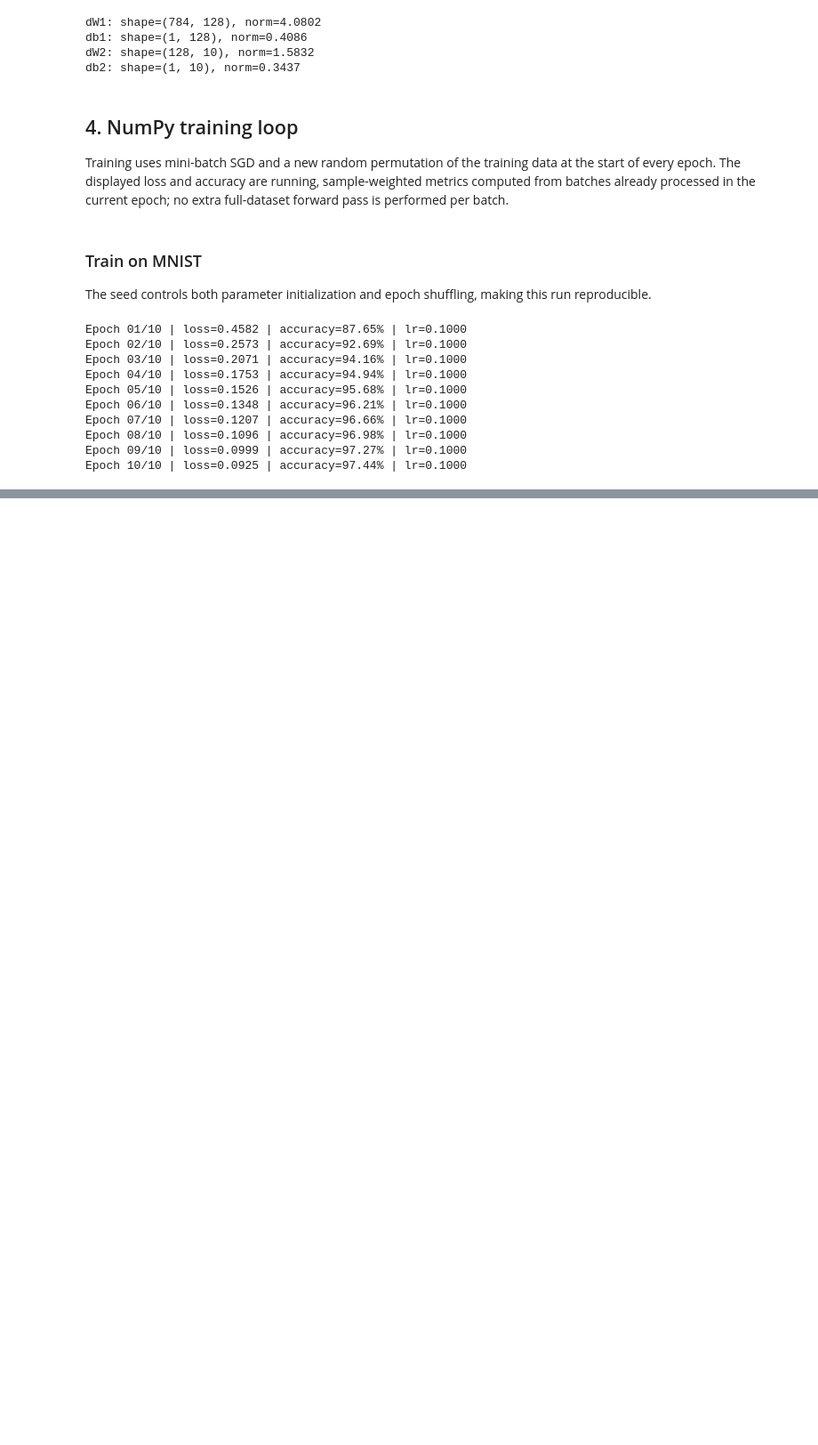
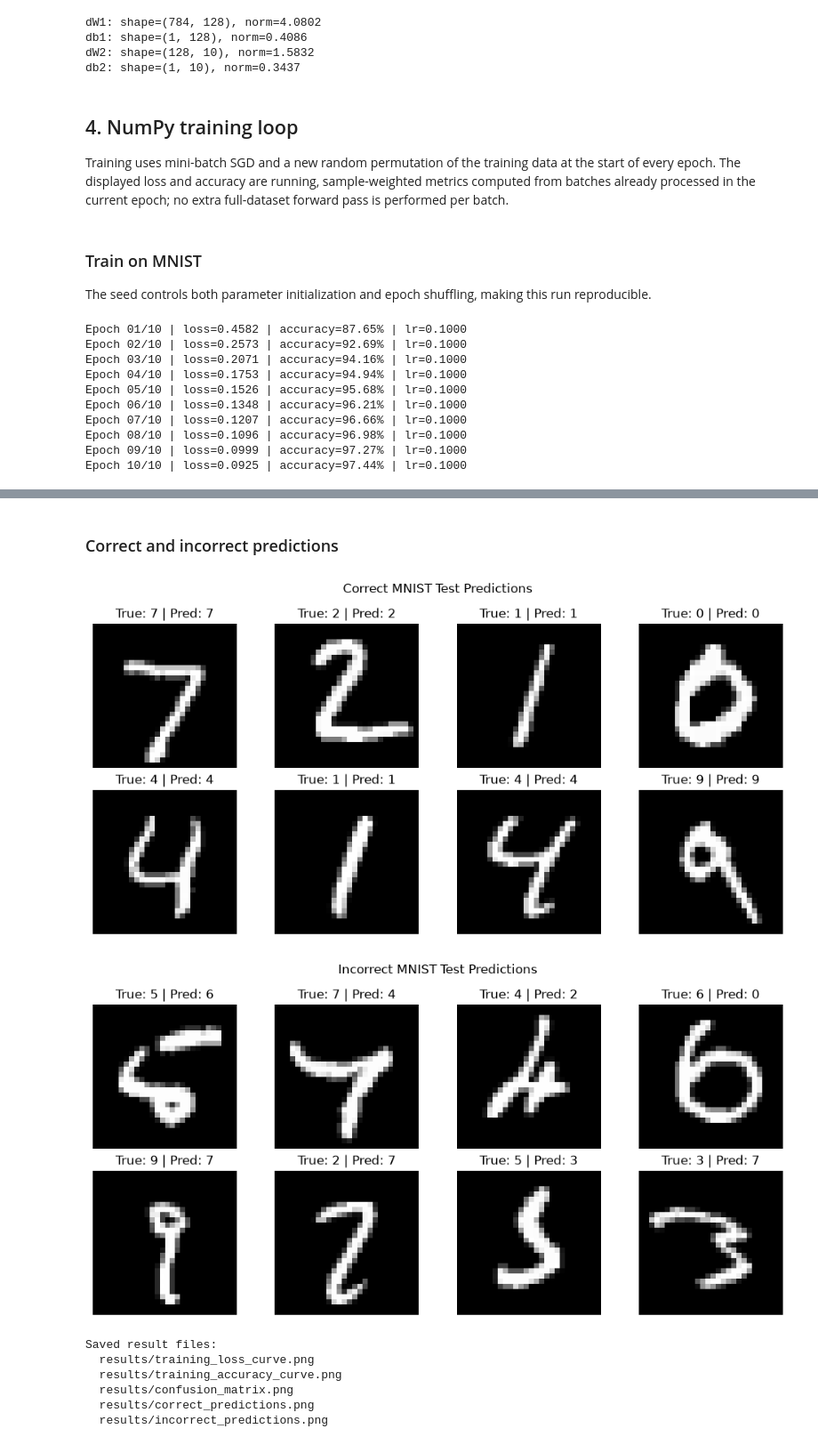
Before and after one commit to VietHoan225/mnist-from-scratch, a Jupyter notebook: notebooks/mnist_from_scratch.ipynb, the cells around one changed output, grey strips where cells are left out. Shown at 89% size. Saved outputs shown, nothing was run; the diff lists cells and outputs as text; code cells hidden in the pictures; blank space fills up the shorter version.

```diff
--- a/notebooks/mnist_from_scratch.ipynb
+++ b/notebooks/mnist_from_scratch.ipynb
@@ -391,0 +500,72 @@ Epoch 10/10 | loss=0.0925 | accuracy=97.44% | lr=0.1000
+# %% [markdown]
+### Correct and incorrect predictions
+# %%
+def plot_prediction_examples(
+    X,
+    y,
+    predictions,
+    indices,
+    title,
+    output_path,
+):
+    fig, axes = plt.subplots(2, 4, figsize=(10, 5))
+
+    for ax, index in zip(axes.flat, indices):
+        ax.imshow(X[index].reshape(28, 28), cmap="gray")
+        ax.set_title(
+            f"True: {y[index]} | Pred: {predictions[index]}"
+        )
+        ax.axis("off")
+
+    fig.suptitle(title)
+    fig.tight_layout()
+    fig.savefig(output_path, dpi=150, bbox_inches="tight")
+    plt.show()
+
+
+correct_prediction_path = RESULTS_DIR / "correct_predictions.png"
+incorrect_prediction_path = RESULTS_DIR / "incorrect_predictions.png"
+
+correct_indices = np.flatnonzero(test_predictions == y_test)[:8]
+incorrect_indices = np.flatnonzero(test_predictions != y_test)[:8]
+
+assert correct_indices.size == 8
+assert incorrect_indices.size == 8
+
+plot_prediction_examples(
+    X_test,
+    y_test,
+    test_predictions,
+    correct_indices,
+    "Correct MNIST Test Predictions",
+    correct_prediction_path,
+)
+plot_prediction_examples(
+    X_test,
+    y_test,
+    test_predictions,
+    incorrect_indices,
+    "Incorrect MNIST Test Predictions",
+    incorrect_prediction_path,
+)
+
+saved_result_paths = [
+    training_loss_path,
+    training_accuracy_path,
+    confusion_matrix_path,
+    correct_prediction_path,
+    incorrect_prediction_path,
+]
+
+print("Saved result files:")
+for result_path in saved_result_paths:
+    print(f"  {result_path.relative_to(PROJECT_ROOT)}")
+# %% [output]
+[figure, added]
+[figure, added]
+Saved result files:
+  results/training_loss_curve.png
+  results/training_accuracy_curve.png
+  results/confusion_matrix.png
+  results/correct_predictions.png
+  results/incorrect_predictions.png
```
Also changed, not shown: parts of 7 cells of this notebook, 1 other file.
